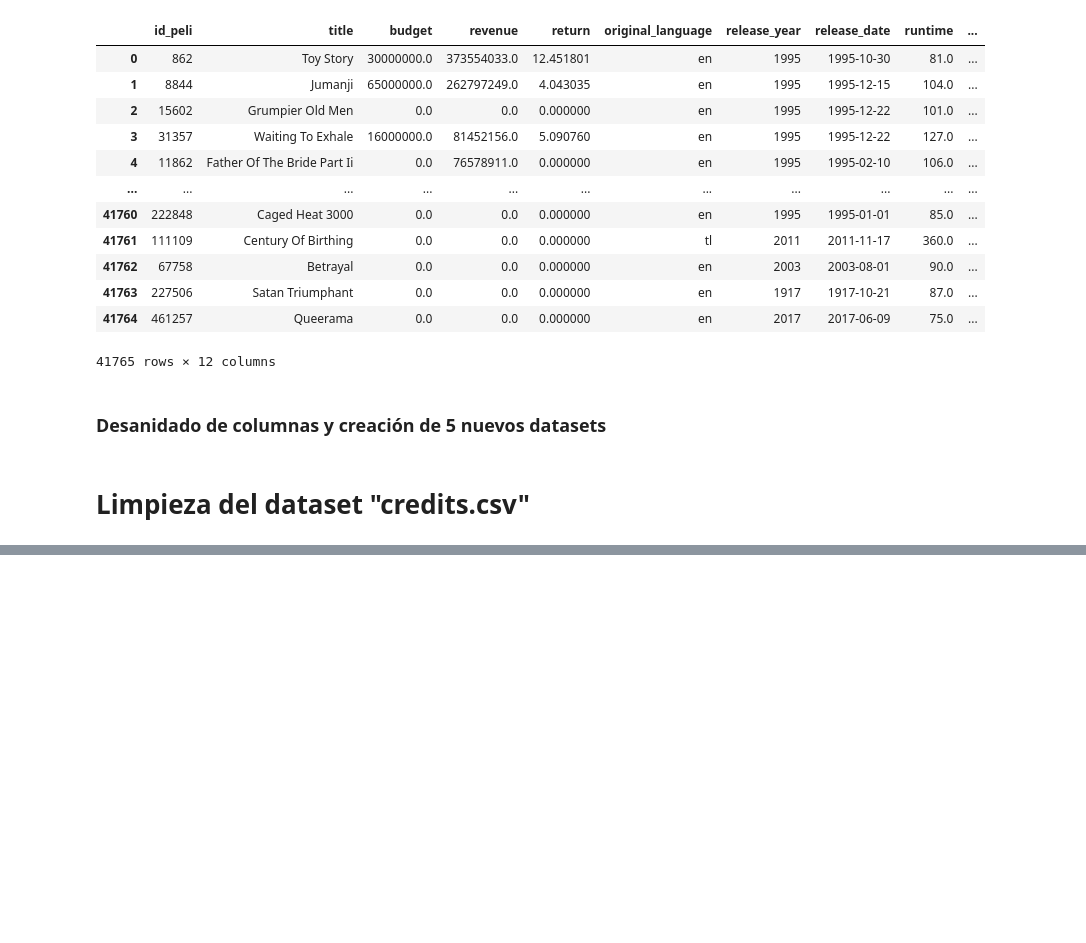
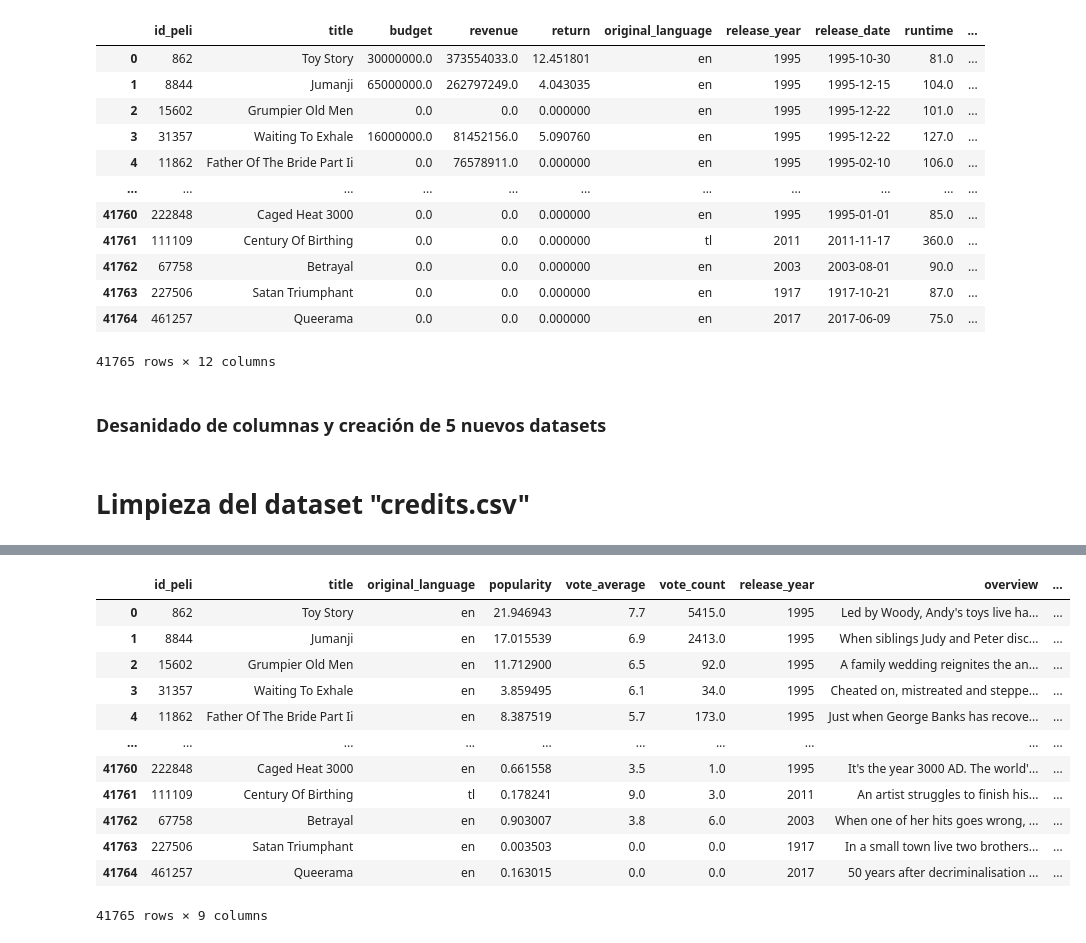
Before and after one commit to Tinmarian/PI1_MLOps_HENRY, a Jupyter notebook: Data_Cleansing.ipynb, the cells around one changed output, grey strips where cells are left out. Saved outputs shown, nothing was run; the diff lists cells and outputs as text; code cells hidden in the pictures; blank space fills up the shorter version.

```diff
--- a/Data_Cleansing.ipynb
+++ b/Data_Cleansing.ipynb
@@ -417,0 +420,6 @@ id_personajes_actores_df.to_csv('clean_data/pers_movies.csv',index=False)
+# %%
+# franquicia, genero, productora, paises, lenguaje, overview, release_year
+df = pd.read_csv('clean_data/movies.csv')
+dfx = pd.read_csv('Data/movies_dataset.csv')
+df = df[['id_peli', 'title', 'original_language', 'popularity', 'vote_average', 'vote_count', 'release_year']]
+df
@@ -417,0 +440,11 @@ id_personajes_actores_df.to_csv('clean_data/pers_movies.csv',index=False)
+# %%
+dfx = dfx[['id','overview']]
+index = []
+for i in range(len(dfx)):
+    try:
+        dfx.loc[i,['id']] = int(dfx.id[i])
+    except ValueError:
+        index.append(i)
+dfx.columns = ['id_peli','overview']
+dfx = dfx.drop(index)
+dfx
@@ -417,0 +465,5 @@ id_personajes_actores_df.to_csv('clean_data/pers_movies.csv',index=False)
+# %%
+franq = pd.read_csv('clean_data/franquicias.csv')
+id_franq = pd.read_csv('clean_data/franq_movies.csv')
+franq = id_franq.merge(franq).drop('id_franq',axis=1)
+franq
@@ -417,0 +484,17 @@ id_personajes_actores_df.to_csv('clean_data/pers_movies.csv',index=False)
+# %%
+df = df.merge(dfx,how='left').merge(franq,how='left')
+df
+# %% [output]
+|  | id_peli | title | original_language | popularity | vote_average | vote_count | release_year | overview | ... |
+| 0 | 862 | Toy Story | en | 21.946943 | 7.7 | 5415.0 | 1995 | Led by Woody, Andy's toys live ha... | ... |
+| 1 | 8844 | Jumanji | en | 17.015539 | 6.9 | 2413.0 | 1995 | When siblings Judy and Peter disc... | ... |
+| 2 | 15602 | Grumpier Old Men | en | 11.712900 | 6.5 | 92.0 | 1995 | A family wedding reignites the an... | ... |
+| 3 | 31357 | Waiting To Exhale | en | 3.859495 | 6.1 | 34.0 | 1995 | Cheated on, mistreated and steppe... | ... |
+| 4 | 11862 | Father Of The Bride Part Ii | en | 8.387519 | 5.7 | 173.0 | 1995 | Just when George Banks has recove... | ... |
+| ... | ... | ... | ... | ... | ... | ... | ... | ... | ... |
+| 41760 | 222848 | Caged Heat 3000 | en | 0.661558 | 3.5 | 1.0 | 1995 | It's the year 3000 AD. The world'... | ... |
+| 41761 | 111109 | Century Of Birthing | tl | 0.178241 | 9.0 | 3.0 | 2011 | An artist struggles to finish his... | ... |
+| 41762 | 67758 | Betrayal | en | 0.903007 | 3.8 | 6.0 | 2003 | When one of her hits goes wrong, ... | ... |
+| 41763 | 227506 | Satan Triumphant | en | 0.003503 | 0.0 | 0.0 | 1917 | In a small town live two brothers... | ... |
+| 41764 | 461257 | Queerama | en | 0.163015 | 0.0 | 0.0 | 2017 | 50 years after decriminalisation ... | ... |
+41765 rows × 9 columns
```
Also changed, not shown: parts of 6 cells of this notebook, 3 other files.
